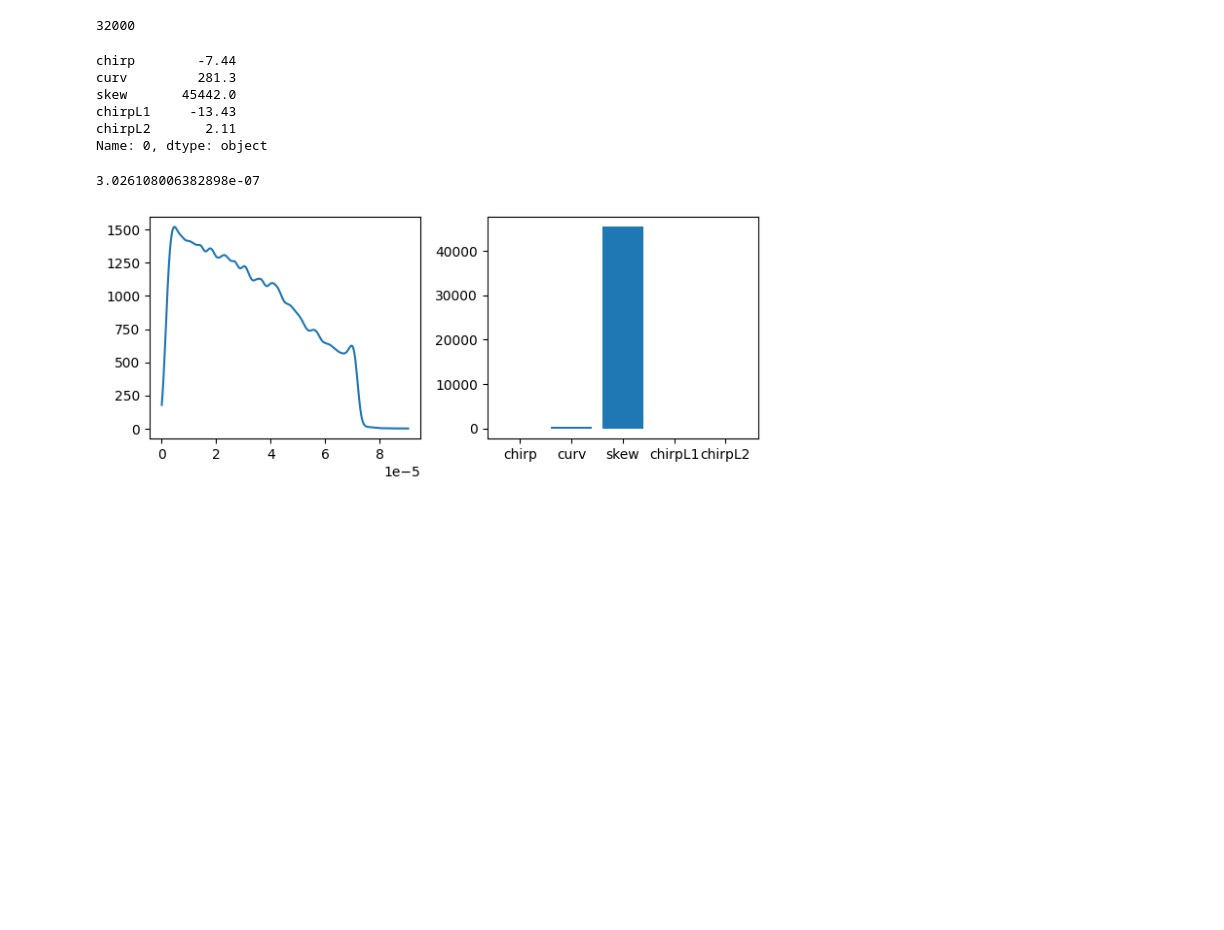
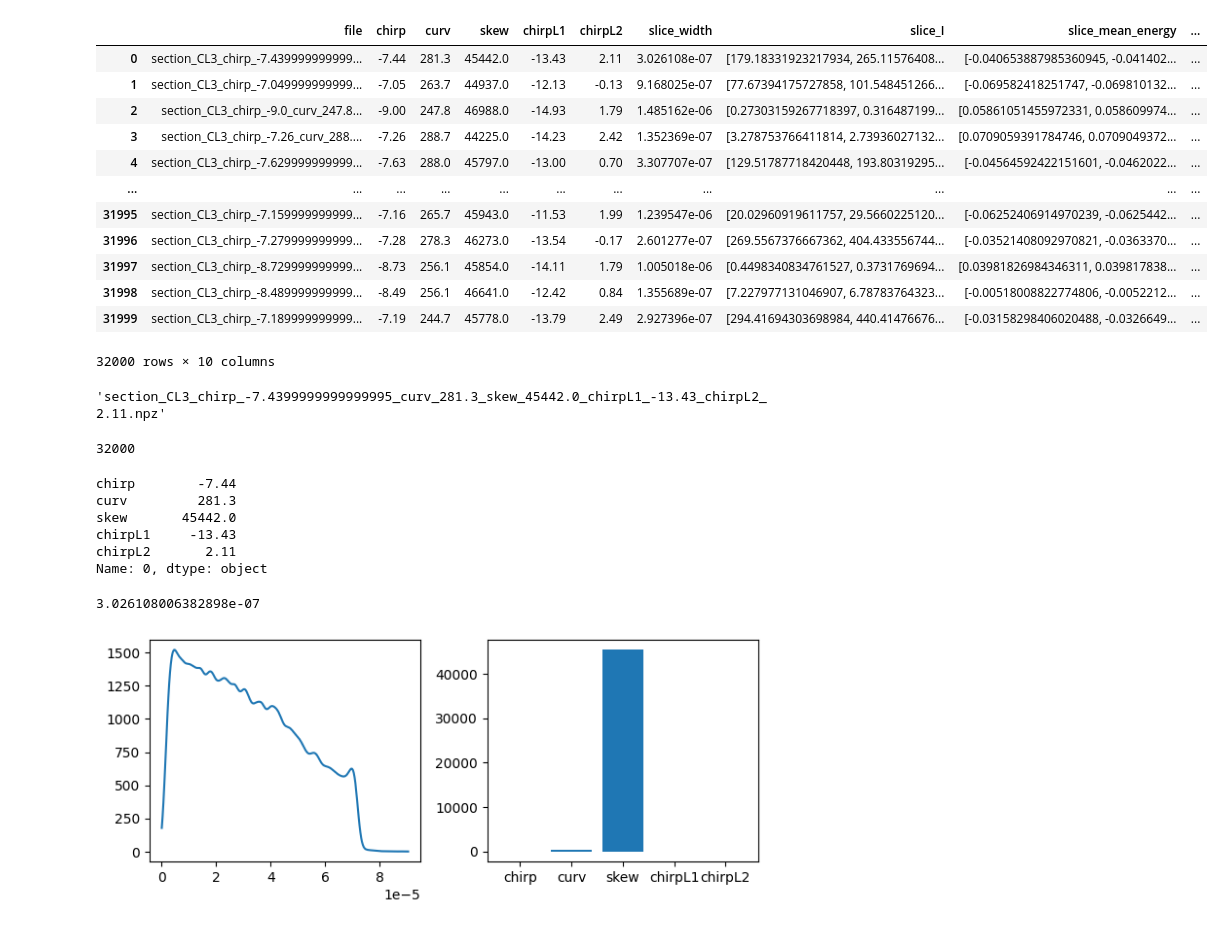
Before and after one commit to jank324/spectral-vd-euxfel, a Jupyter notebook: new_data.ipynb, the cells around one changed output. Saved outputs shown, nothing was run; the diff lists cells and outputs as text; code cells hidden in the pictures; blank space fills up the shorter version.

```diff
--- a/new_data.ipynb
+++ b/new_data.ipynb
@@ -13,6 +13,26 @@ from nils.simulate_spectrometer_signal import get_crisp_signal
 data_dir = Path("data/zihan")
 data_filepath = data_dir / "data_20220905_full.pkl"
 df = pd.read_pickle(data_filepath)
+# %%
+df
+# %% [output]
+|  | file | chirp | curv | skew | chirpL1 | chirpL2 | slice_width | slice_I | slice_mean_energy | ... |
+| 0 | section_CL3_chirp_-7.439999999999... | -7.44 | 281.3 | 45442.0 | -13.43 | 2.11 | 3.026108e-07 | [179.18331923217934, 265.11576408... | [-0.040653887985360945, -0.041402... | ... |
+| 1 | section_CL3_chirp_-7.049999999999... | -7.05 | 263.7 | 44937.0 | -12.13 | -0.13 | 9.168025e-07 | [77.67394175727858, 101.548451266... | [-0.069582418251747, -0.069810132... | ... |
+| 2 | section_CL3_chirp_-9.0_curv_247.8... | -9.00 | 247.8 | 46988.0 | -14.93 | 1.79 | 1.485162e-06 | [0.27303159267718397, 0.316487199... | [0.05861051455972331, 0.058609974... | ... |
+| 3 | section_CL3_chirp_-7.26_curv_288.... | -7.26 | 288.7 | 44225.0 | -14.23 | 2.42 | 1.352369e-07 | [3.278753766411814, 2.73936027132... | [0.0709059391784746, 0.0709049372... | ... |
+| 4 | section_CL3_chirp_-7.629999999999... | -7.63 | 288.0 | 45797.0 | -13.00 | 0.70 | 3.307707e-07 | [129.51787718420448, 193.80319295... | [-0.04564592422151601, -0.0462022... | ... |
+| ... | ... | ... | ... | ... | ... | ... | ... | ... | ... | ... |
+| 31995 | section_CL3_chirp_-7.159999999999... | -7.16 | 265.7 | 45943.0 | -11.53 | 1.99 | 1.239547e-06 | [20.02960919611757, 29.5660225120... | [-0.06252406914970239, -0.0625442... | ... |
+| 31996 | section_CL3_chirp_-7.279999999999... | -7.28 | 278.3 | 46273.0 | -13.54 | -0.17 | 2.601277e-07 | [269.5567376667362, 404.433556744... | [-0.03521408092970821, -0.0363370... | ... |
+| 31997 | section_CL3_chirp_-8.729999999999... | -8.73 | 256.1 | 45854.0 | -14.11 | 1.79 | 1.005018e-06 | [0.4498340834761527, 0.3731769694... | [0.03981826984346311, 0.039817838... | ... |
+| 31998 | section_CL3_chirp_-8.489999999999... | -8.49 | 256.1 | 46641.0 | -12.42 | 0.84 | 1.355689e-07 | [7.227977131046907, 6.78783764323... | [-0.00518008822774806, -0.0052212... | ... |
+| 31999 | section_CL3_chirp_-7.189999999999... | -7.19 | 244.7 | 45778.0 | -13.79 | 2.49 | 2.927396e-07 | [294.41694303698984, 440.41476676... | [-0.03158298406020488, -0.0326649... | ... |
+32000 rows × 10 columns
+# %%
+df["file"][0]
+# %% [output]
+'section_CL3_chirp_-7.4399999999999995_curv_281.3_skew_45442.0_chirpL1_-13.43_chirpL2_2.11.npz'
 # %%
 len(df)
 # %% [output]
```
Also changed, not shown: parts of 9 cells of this notebook.
